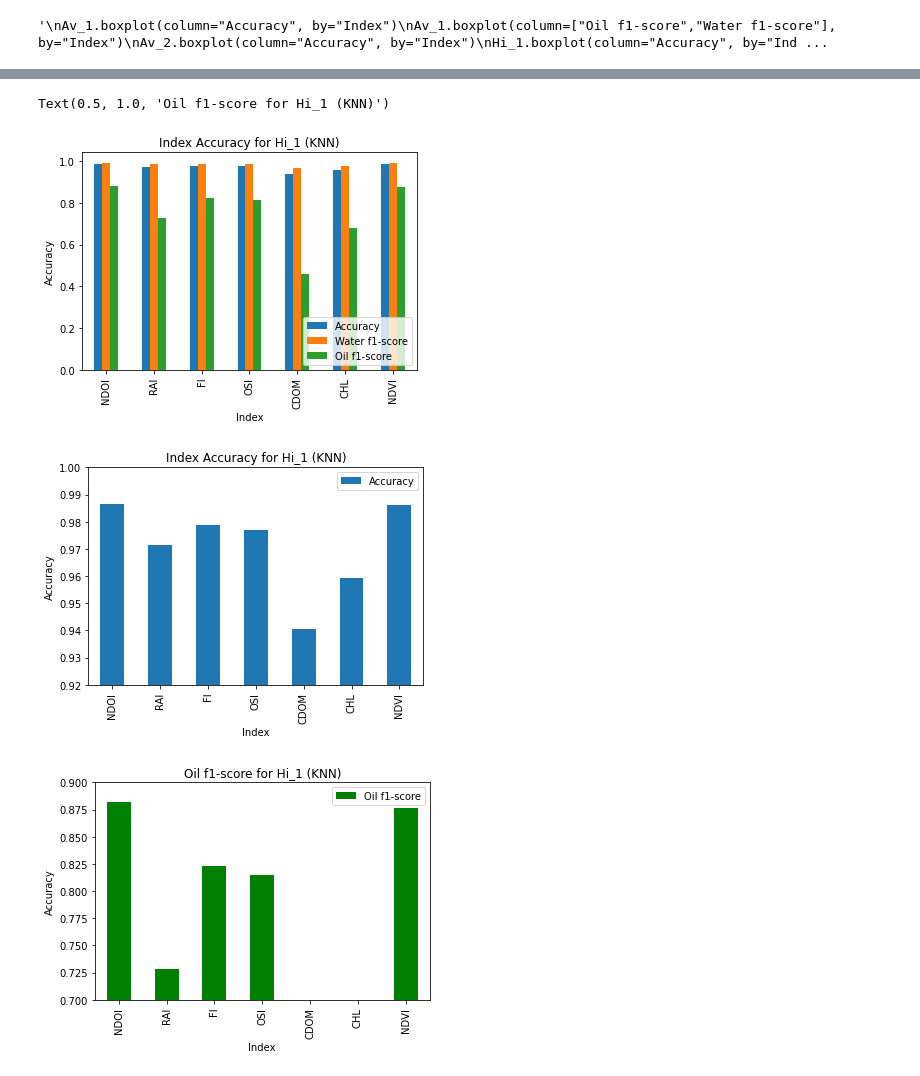
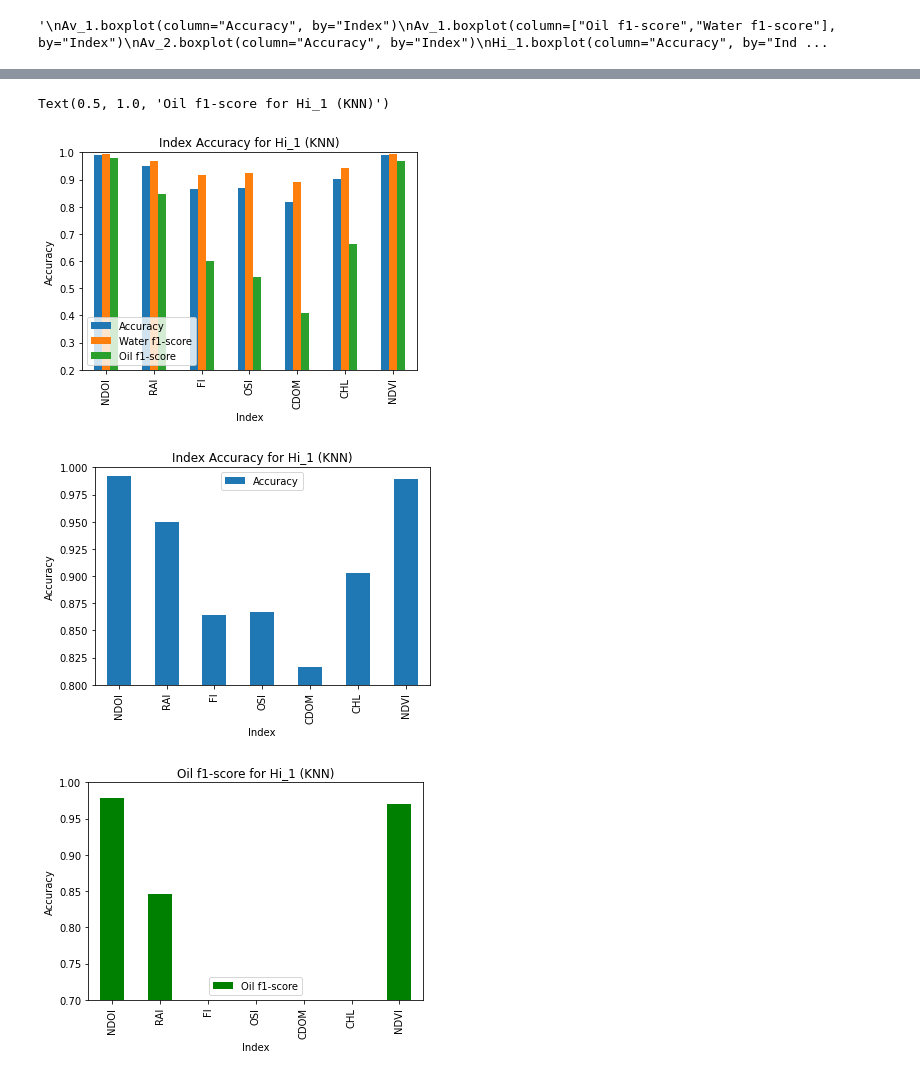
Before and after one commit to AmbarJade/NDOI-index, a Jupyter notebook: Error_representation.ipynb, the cells around one changed output, grey strips where cells are left out. Drawn from its saved outputs; the diff is of its cells as text; code cells hidden in the pictures.

```diff
--- a/Error_representation.ipynb
+++ b/Error_representation.ipynb
@@ -4,7 +4,7 @@
 import pandas as pd
 import matplotlib.pyplot as plt
 # %%
-df = pd.read_excel(r'data\dataframe4.xlsx') #dataframe50
+df = pd.read_excel(r'data\df_2classes.xlsx')
 df.head()
 # %% [output]
 |  | Unnamed: 0 | Sensor | Date | Index | Model | Accuracy | Water precision | Water f1-score | ... |
@@ -77,21 +77,22 @@ for i in range(0,len(images)):
 # %%
 Hi_1[Hi_1.Model == "KNN"].plot.bar(x = "Index", y = ["Accuracy", "Water f1-score", "Oil f1-score"])
 plt.ylabel("Accuracy")
+plt.ylim(0.2, 1)
 plt.title("Index Accuracy for Hi_1 (KNN)")
-plt.legend(loc='lower right')
+plt.legend(loc='lower left')
 
 Hi_1[Hi_1.Model == "KNN"].plot.bar(x = "Index", y = "Accuracy")
-plt.ylim(0.92, 1)
+plt.ylim(0.8, 1)
 plt.ylabel("Accuracy")
 plt.title("Index Accuracy for Hi_1 (KNN)")
 
 
 Hi_1[Hi_1.Model == "KNN"].plot.bar(x = "Index", y = "Oil f1-score", color = "green")
-plt.ylim(0.7, 0.9)
+plt.ylim(0.7, 1)
 plt.ylabel("Accuracy")
 plt.title("Oil f1-score for Hi_1 (KNN)")
 # %% [output]
 Text(0.5, 1.0, 'Oil f1-score for Hi_1 (KNN)')
-[figure, old version]
+[figure, new version]
-[figure, old version]
+[figure, new version]
-[figure, old version]
+[figure, new version]
```
Also changed, not shown: parts of 4 cells of this notebook, 1 other file.
